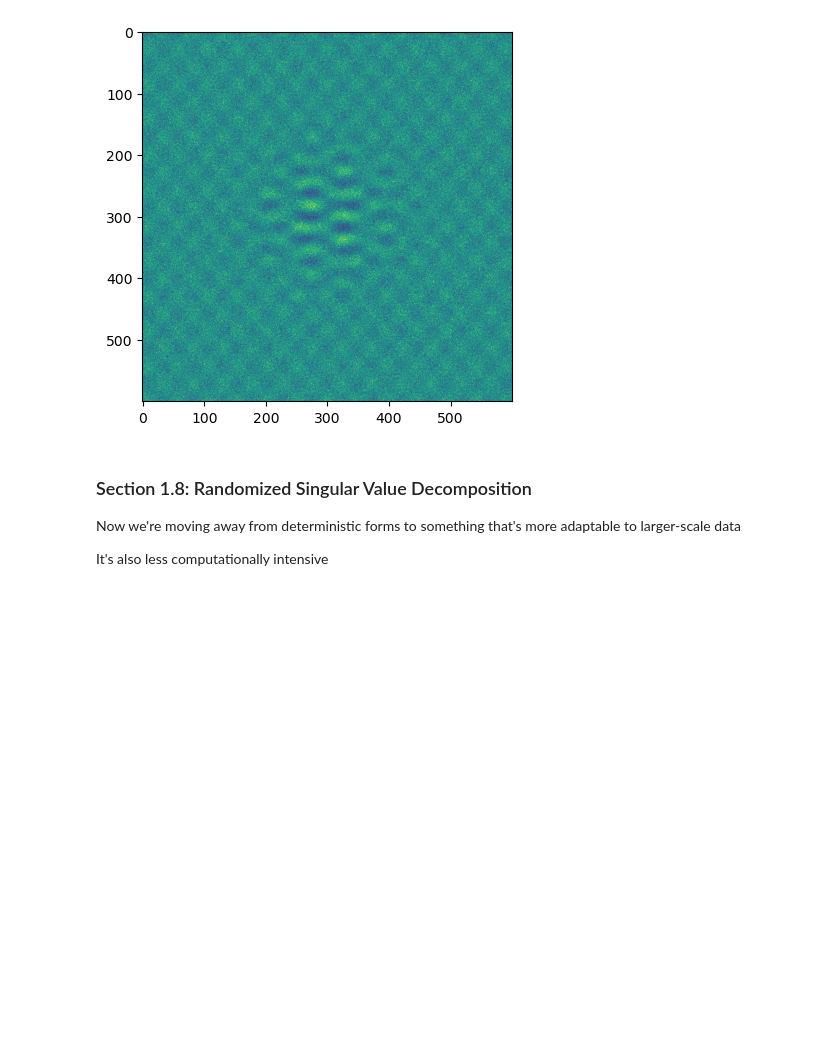
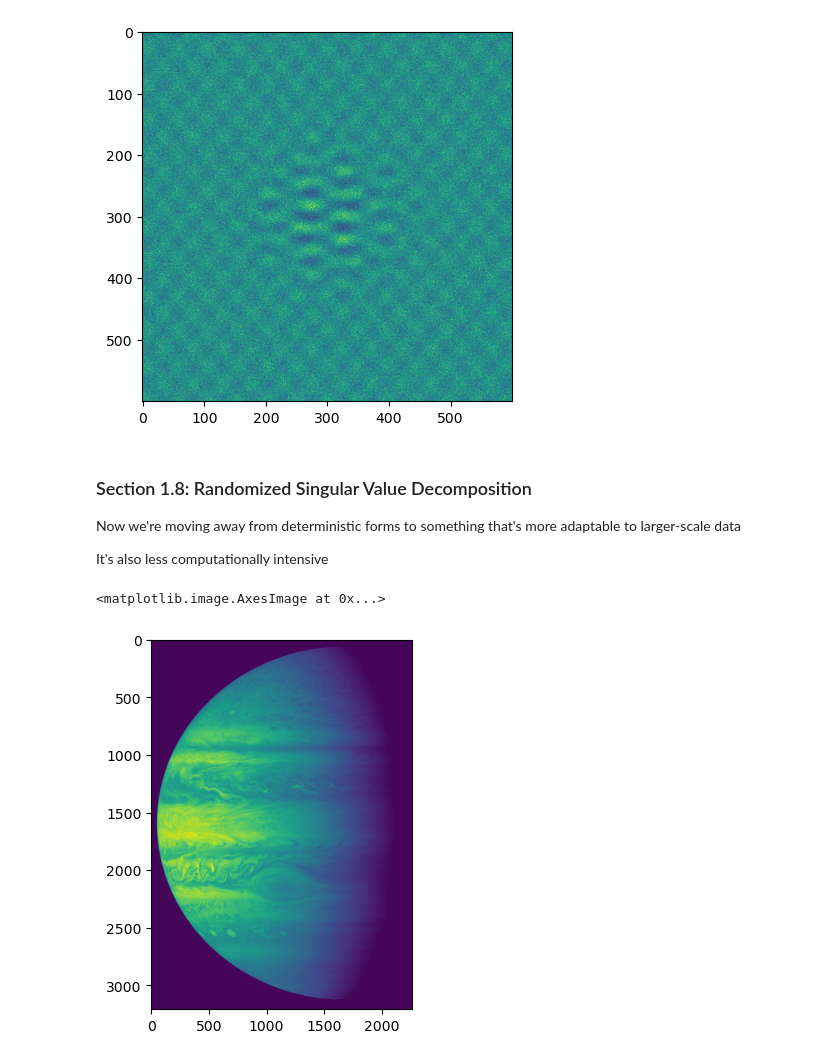
Before and after one commit to sa8692/Machine_Learning_Book_Exercises, a Jupyter notebook: Chapter_1.ipynb, the cells around one changed output. Saved outputs shown, nothing was run; the diff lists cells and outputs as text; code cells hidden in the pictures; blank space fills up the shorter version.

```diff
--- a/Chapter_1.ipynb
+++ b/Chapter_1.ipynb
@@ -386,0 +408,22 @@ plt.imshow(X90)
+# %%
+# Now we're using the function to compute the randomized SVD of the image
+A = imread(r"C:\Users\saami\OneDrive\Desktop\ML & Dynamical Systems Code\data\Book_Data\jupiter.jpg")
+X = np.mean(A, axis = 2) #RGB --> Grayscale
+U, S, VT = np.linalg.svd(X, full_matrices = 0) #Full SVD
+
+r = 400 # Rank target
+q = 1 # Only one power iteration
+p = 5 # Oversampling parameter
+rU, rS, rVT = rSVD(X, r, q, p)
+
+## Reconstruction
+XSVD = U[:, :(r+1)] @ np.diag(S[:(r+1)]) @ VT[:(r+1), :]
+errSVD = np.linalg.norm(X-XSVD, ord = 2)/np.linalg.norm(X, ord = 2)
+
+XrSVD = rU[:, :(r+1)] @ np.diag(rS[:(r+1)]) @ rVT[:(r+1), :]
+err_rSVD = np.linalg.norm(X-XrSVD, ord = 2)/np.linalg.norm(X, ord = 2)
+# %%
+plt.imshow(XSVD)
+# %% [output]
+<matplotlib.image.AxesImage at 0x...>
+[figure, added]
```
Also changed, not shown: parts of 4 cells of this notebook.
